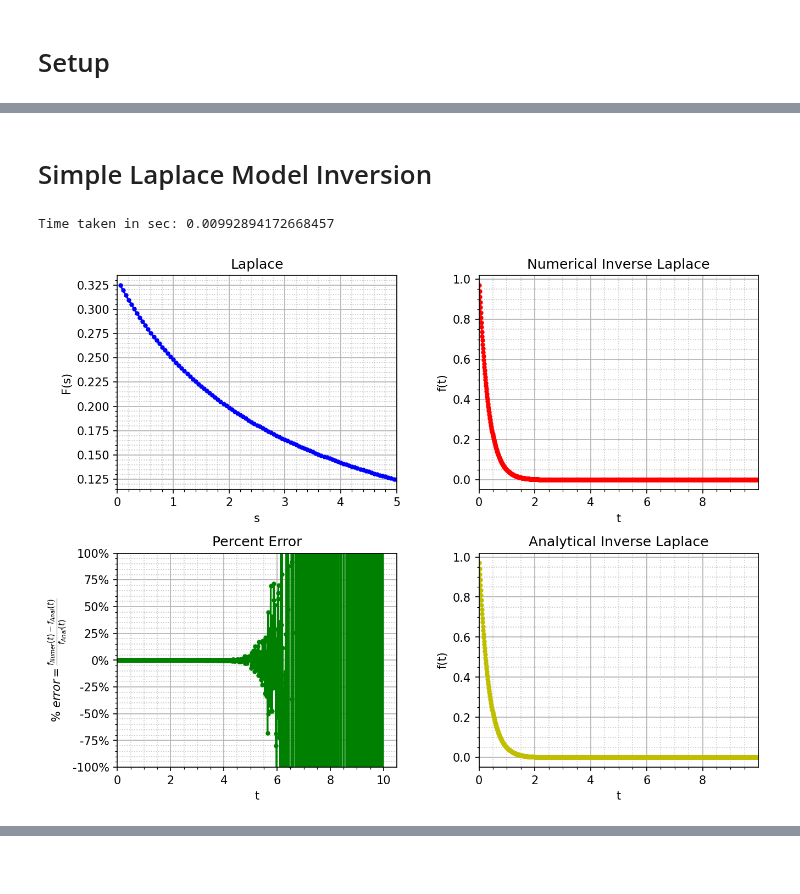
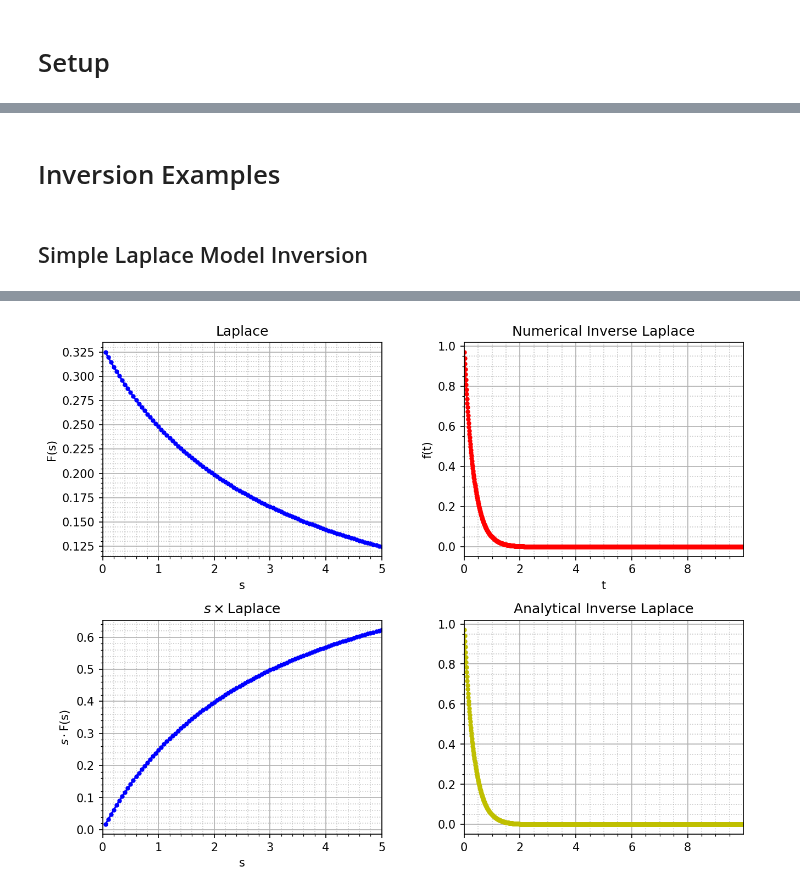
Before and after one commit to ryerrabelli/Yerrabelli-Spector-Poroelastic-Model-Code, a Jupyter notebook: src/ModelInversions.ipynb, the cells around one changed output, grey strips where cells are left out. Cells and saved outputs as stored; diff of their text form; code cells hidden in the pictures; blank space fills up the shorter version.

```diff
--- a/src/ModelInversions.ipynb
+++ b/src/ModelInversions.ipynb
@@ -48,31 +66,3 @@ Mounted at /content/drive
-# %% [markdown]
-# Simple Laplace Model Inversion
-# %%
-#@markdown Simple Laplace - Numerical Inversion
-
-anal_offset = 1
-# inputting a value of time=0 doesn't error (just returns None/NaN), but takes longer (about 2x as much) on python; not really MATLAB though
-times=np.arange(0.1,100,0.1)/10000.0*10*anal_offset
-times=np.arange(0.1,100,0.1)/100.0*10*anal_offset
-
-a=-3.03
-#func = lambda s: 1/(s-a)
-func = lambda s: 1/(s-a)
-inv_func_anal = lambda t: np.exp(a*t)
-
-input_times = times
-plot_times  = times
-func_name = {"t":"f(t)", "s":"F(s)"}
-x_names   = {"t":"t", "s":"s"}
-s_vals = np.arange(0.05, 5.05, 0.05)
-input_times_anal = input_times /anal_offset
-plot_times_anal = plot_times /anal_offset
-
-
-fig=plotting.plot_laplace_analysis(func=func, func_name=func_name, tg=1, x_names=x_names, s_vals=s_vals, input_times=input_times, plot_times=plot_times, input_times_anal=input_times_anal, plot_times_anal=plot_times_anal, inv_func_anal=inv_func_anal )
-# %% [output]
-Time taken in sec: 0.00992894172668457
-[figure, removed]
 # %% [markdown]
 # Key Points from Prior Paper
 Yuan, D., Somers, S.M., Grayson, W.L. et al. A Poroelastic Model of a Fibrous-Porous Tissue Engineering Scaffold. Sci Rep 8, 5043 (2018). https://doi.org/10.1038/s41598-018-23214-8
@@ -82,3 +72,35 @@ Yuan, D., Somers, S.M., Grayson, W.L. et al. A Poroelastic Model of a Fibrous-Po
 
 ## Table 1
 ![image.png](embedded-picture-1)
+# %% [markdown]
+# Inversion Examples
+# %% [markdown]
+## Simple Laplace Model Inversion
+# %%
+#@markdown Simple Laplace - Numerical Inversion
+
+importlib.reload(plotting)
+importlib.reload(viscoporoelastic_model)
+
+anal_offset = 1
+# inputting a value of time=0 doesn't error (just returns None/NaN), but takes longer (about 2x as much) on python; not really MATLAB though
+times=np.arange(0.1,100,0.1)/10000.0*10*anal_offset
+times=np.arange(0.1,100,0.1)/100.0*10*anal_offset
+
+# \rm gives roman style letters, which is indicative of a constant
+#@markdown $$ F(s)=\frac{1}{s-a} $$
+#@markdown $$ f(t)={\rm{e}}^{a t}$$.
+a = -3.03 #@param {type:"number"}
+funcs = lambda s: 1/(s-a)
+inv_funcs_anal = lambda t: np.exp(a*t)
+
+input_times = times
+plot_times  = times
+func_name = {"t":"f(t)", "s":"F(s)"}
+x_names   = {"t":"t", "s":"s"}
+s_vals = np.arange(0.05, 5.05, 0.05)
+input_times_anal = input_times /anal_offset
+plot_times_anal = plot_times /anal_offset
+
+_ = plotting.plot_laplace_analysis(funcs=funcs, func_name=func_name, x_names=x_names, input_s=s_vals, input_times=input_times, plot_times=plot_times, input_times_anal=input_times_anal, plot_times_anal=plot_times_anal, inv_funcs_anal=inv_funcs_anal )
+# %% [output]
@@ -85 +110,2 @@ Yuan, D., Somers, S.M., Grayson, W.L. et al. A Poroelastic Model of a Fibrous-Po
+[figure, added]
 # %% [markdown]
```
Also changed, not shown: parts of 26 cells of this notebook, 2 other files.
